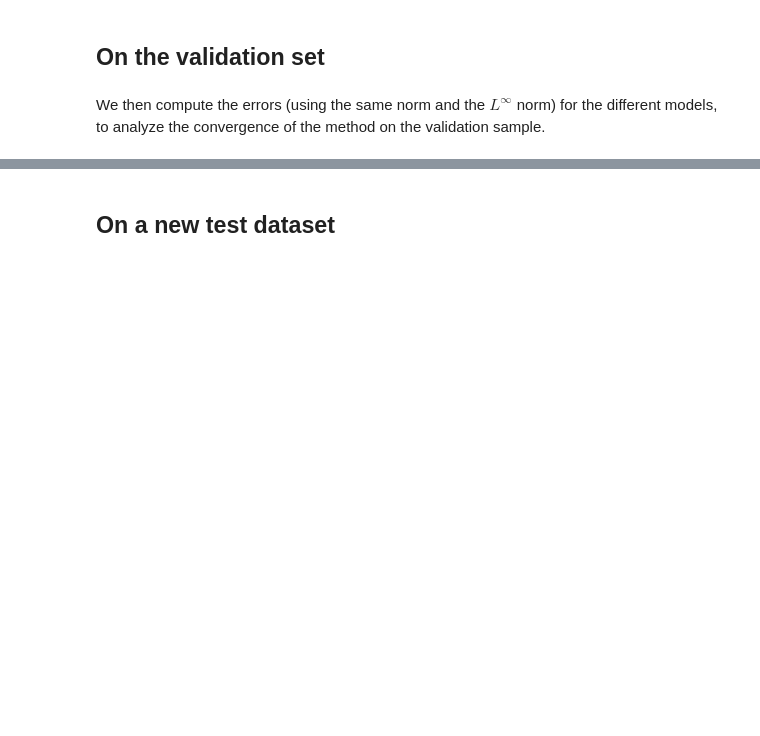
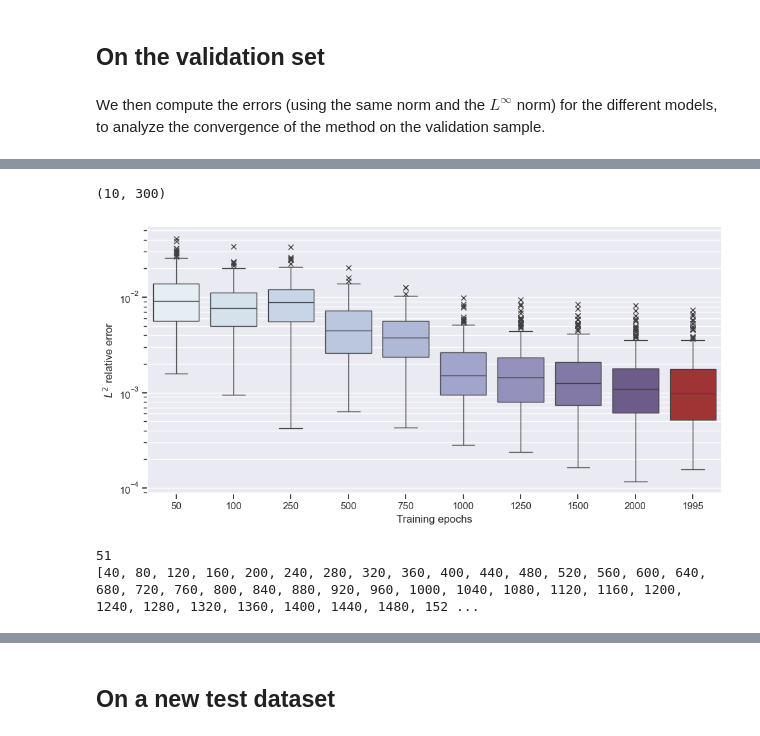
Before and after one commit to KVuillemot/PhiFEM_and_FNO, a Jupyter notebook: Ellipses/main/plot_results.ipynb, the cells around one changed output, grey strips where cells are left out. Saved outputs shown, nothing was run; the diff lists cells and outputs as text; code cells hidden in the pictures; blank space fills up the shorter version.

```diff
--- a/Ellipses/main/plot_results.ipynb
+++ b/Ellipses/main/plot_results.ipynb
@@ -340,22 +410,30 @@ plt.show()
 # %%
 palette = sns.cubehelix_palette(
     n_colors=len(epochs) - 1, start=0.25, rot=-0.25, gamma=0.5
 )
 palette = palette.as_hex()
-palette.append("#b22222")
+palette.insert(-1, "#b22222")
 palette = sns.color_palette(palette)
 
 plt.figure(figsize=(10, 5))
 errors = np.array(L2_errors[:])
 print(np.shape(errors))
 dataframe = pd.DataFrame(errors.transpose(), columns=epochs)
 
-sns.boxplot(data=dataframe, palette=palette)
+sns.boxplot(
+    data=dataframe,
+    palette=palette,
+    order=epochs,
+    flierprops={"marker": "x", "markerfacecolor": "black"},
+)
 plt.xlabel("Training epochs")
 plt.ylabel("$L^2$ relative error")
 plt.yscale("log")
 plt.grid(True, "both", "y")
 plt.tight_layout()
 if save_figs:
-    plt.savefig(f"./images/boxplots_validation_epochs_L2_error.png")
+    plt.savefig(f"{images_repo}/boxplots_validation_epochs_L2_error.png")
 plt.show()
+# %% [output]
+(10, 300)
+[figure, added]
@@ -414,3 +440,49 @@ for i in epochs_means:
+# %%
+epochs_means = list(i * 40 for i in range(1, 51))
+epochs_means.append(best_model["epoch"])
+
+print(len(epochs_means))
+print(epochs_means)
+
+L2_errors = []
+for i in epochs_means:
+    model = None  # clear memory
+    X_val, Y_val, x_normed, Y_pred, X_denormed = None, None, None, None, None
+    Phi, G, domain, U_true, U_pred = None, None, None, None, None
+    error, magnitude = None, None
+    gc.collect()
+    torch.cuda.empty_cache()  # PyTorch thing
+    model = agent.model
+    if i != epochs_means[-1]:
+        model_i = torch.load(f"{models_repo}/model_{i}.pkl")
+        model.load_state_dict(model_i["model_state_dict"])
+    else:
+        best_model = torch.load(f"{models_repo}/best_model.pkl")
+        model.load_state_dict(best_model["model_state_dict"])
+
+    model.eval()
+    X_val, Y_val = data.X_val.to(device), data.Y_val.to(device)
+    X_val_normed = data.X_val_normed.to(device)
+    Y_pred_normed = model(X_val_normed)
+    Y_pred = data.y_normalizer.decode(Y_pred_normed)
+    Phi, G = X_val[:, 1, :, :], X_val[:, 2, :, :]
+    domain = (Phi <= 3e-16).to(device)
+    U_true = Y_val[:, 0, :, :] * Phi + G
+    U_pred = Y_pred[:, 0, :, :] * Phi + G
+
+    error = compute_L2_norm_squared((U_pred - U_true), domain)
+    magnitude = compute_L2_norm_squared((U_true), domain)
+    L2_error_i = torch.sqrt(error / magnitude).cpu().detach().numpy()
+    L2_errors.append(L2_error_i)
+model = None  # clear memory
+X_val, Y_val, x_normed, Y_pred, X_denormed = None, None, None, None, None
+Phi, G, domain, U_true, U_pred = None, None, None, None, None
+error, magnitude, error_inf, magnitude_inf = None, None, None, None
+gc.collect()
+torch.cuda.empty_cache()  # PyTorch thing
+# %% [output]
+51
+[40, 80, 120, 160, 200, 240, 280, 320, 360, 400, 440, 480, 520, 560, 600, 640, 680, 720, 760, 800, 840, 880, 920, 960, 1000, 1040, 1080, 1120, 1160, 1200, 1240, 1280, 1320, 1360, 1400, 1440, 1480, 152 ...
 # %%
 means = np.mean(L2_errors, axis=1)
 standard_deviation = np.std(L2_errors, axis=1)
```
Also changed, not shown: parts of 26 cells of this notebook, 58 other files.
